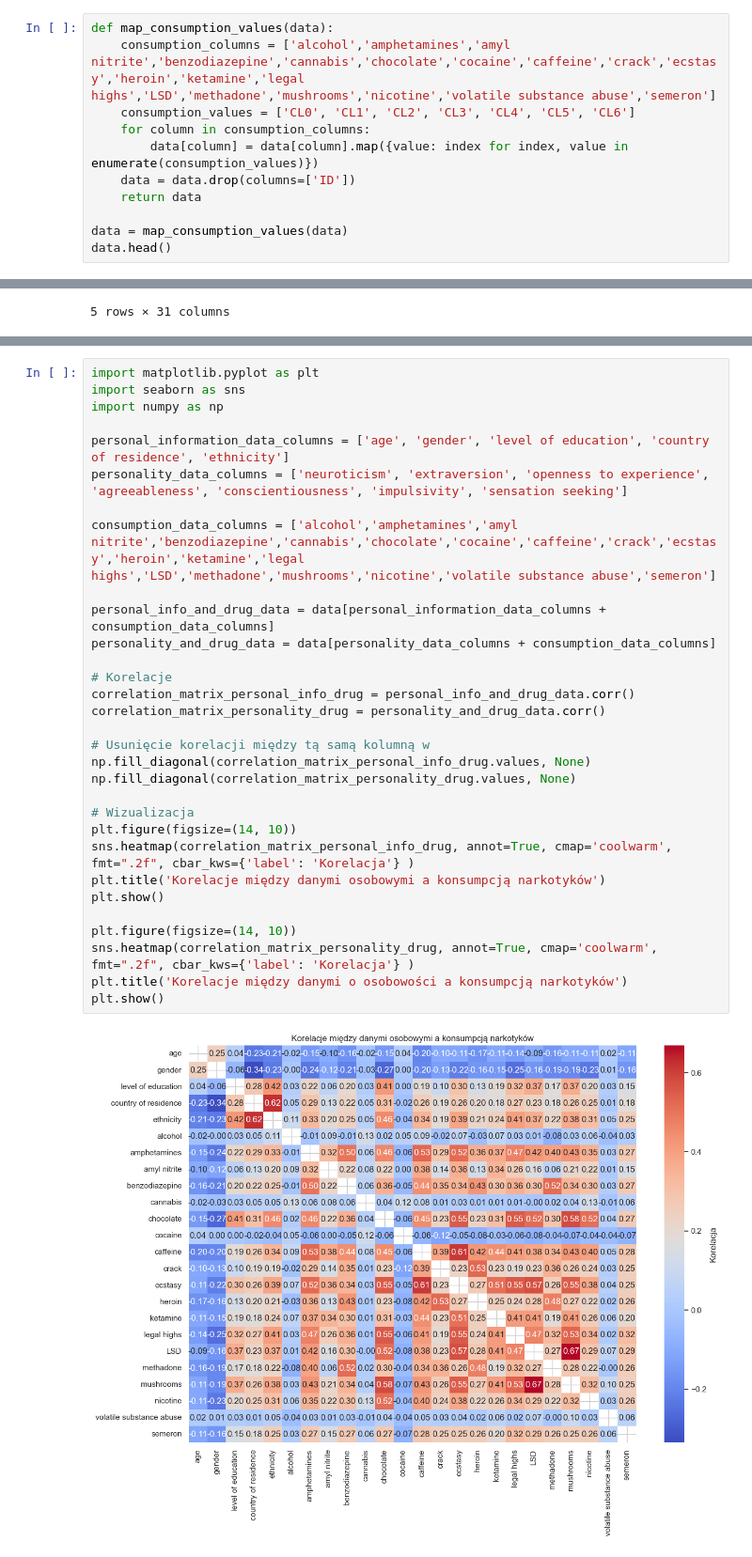
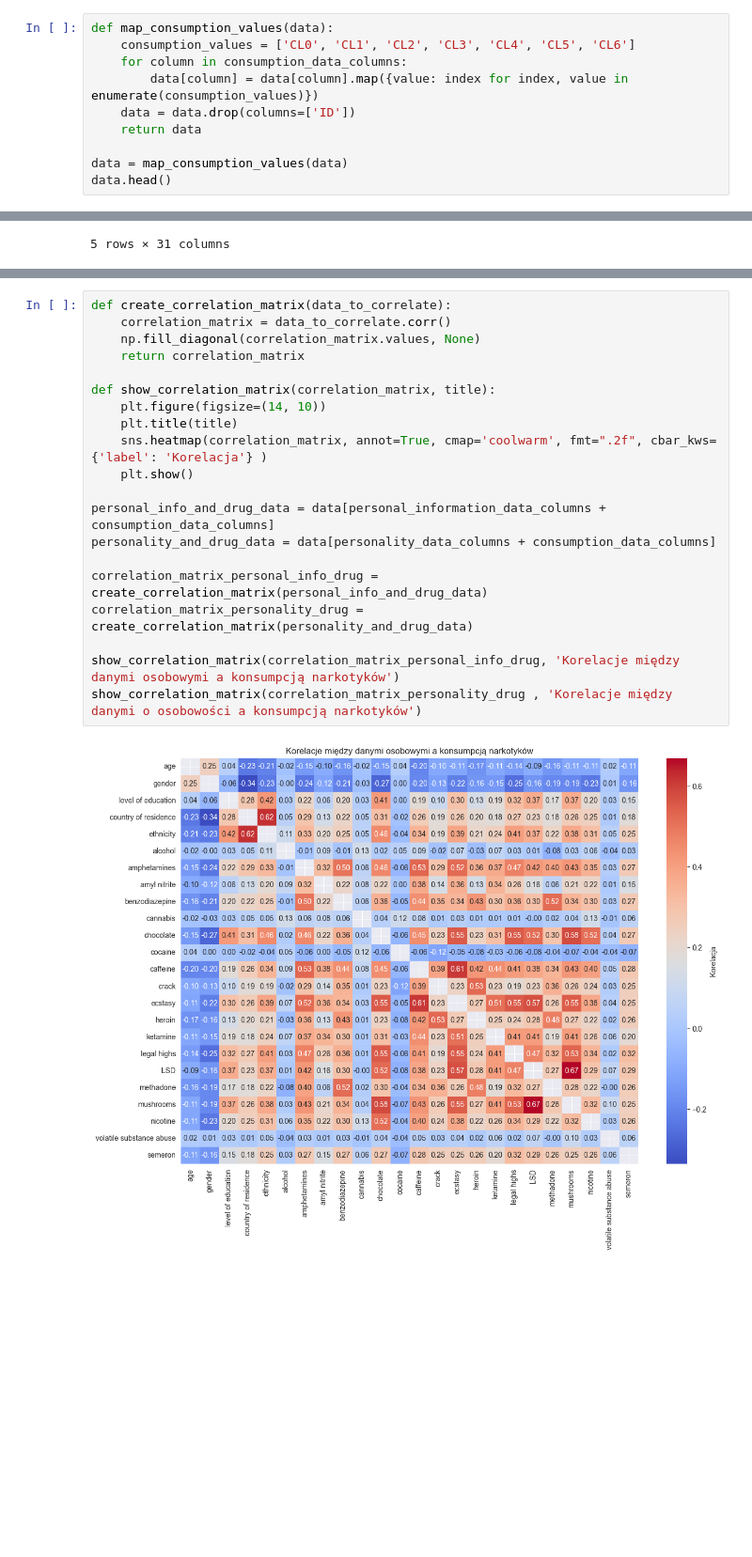
Before and after one commit to olekgolus11/DrugConsumptionAnalysis, a Jupyter notebook: drug_consumption.ipynb, the cells around one changed output, grey strips where cells are left out. Shown at 94% size. Drawn from its saved outputs; the diff is of its cells as text; blank space fills up the shorter version.

Commit message:
Add correlations

```diff
--- a/drug_consumption.ipynb
+++ b/drug_consumption.ipynb
@@ -108,9 +116,8 @@ data.head()
 Dane zawierające informacje o konsumpcji narkotyków są zapisane w formie tekstowej. Aby ułatwić analizę, zamieniamy je na wartości liczbowe. Nie potrzebujemy również kolumny 'ID', więc ją usuwamy.
 # %%
 def map_consumption_values(data):
-    consumption_columns = ['alcohol','amphetamines','amyl nitrite','benzodiazepine','cannabis','chocolate','cocaine','caffeine','crack','ecstasy','heroin','ketamine','legal highs','LSD','methadone','mushrooms','nicotine','volatile substance abuse','semeron']
     consumption_values = ['CL0', 'CL1', 'CL2', 'CL3', 'CL4', 'CL5', 'CL6']
-    for column in consumption_columns:
+    for column in consumption_data_columns:
         data[column] = data[column].map({value: index for index, value in enumerate(consumption_values)})
     data = data.drop(columns=['ID'])
     return data
@@ -131,33 +137,22 @@ Z racji takiej, że ilość informacji w danych jest bardzo duża, zaczniemy od
 # %%
-import matplotlib.pyplot as plt
-import seaborn as sns
-import numpy as np
+def create_correlation_matrix(data_to_correlate):
+    correlation_matrix = data_to_correlate.corr()
+    np.fill_diagonal(correlation_matrix.values, None)
+    return correlation_matrix
 
-personal_information_data_columns = ['age', 'gender', 'level of education', 'country of residence', 'ethnicity']
-personality_data_columns = ['neuroticism', 'extraversion', 'openness to experience', 'agreeableness', 'conscientiousness', 'impulsivity', 'sensation seeking']
-
-consumption_data_columns = ['alcohol','amphetamines','amyl nitrite','benzodiazepine','cannabis','chocolate','cocaine','caffeine','crack','ecstasy','heroin','ketamine','legal highs','LSD','methadone','mushrooms','nicotine','volatile substance abuse','semeron']
+def show_correlation_matrix(correlation_matrix, title):
+    plt.figure(figsize=(14, 10))
+    plt.title(title)
+    sns.heatmap(correlation_matrix, annot=True, cmap='coolwarm', fmt=".2f", cbar_kws={'label': 'Korelacja'} )
+    plt.show()
 
 personal_info_and_drug_data = data[personal_information_data_columns + consumption_data_columns]
 personality_and_drug_data = data[personality_data_columns + consumption_data_columns]
 
-# Korelacje
-correlation_matrix_personal_info_drug = personal_info_and_drug_data.corr()
-correlation_matrix_personality_drug = personality_and_drug_data.corr()
+correlation_matrix_personal_info_drug = create_correlation_matrix(personal_info_and_drug_data)
+correlation_matrix_personality_drug = create_correlation_matrix(personality_and_drug_data)
 
-# Usunięcie korelacji między tą samą kolumną w
-np.fill_diagonal(correlation_matrix_personal_info_drug.values, None)
-np.fill_diagonal(correlation_matrix_personality_drug.values, None)
-
-# Wizualizacja
-plt.figure(figsize=(14, 10))
-sns.heatmap(correlation_matrix_personal_info_drug, annot=True, cmap='coolwarm', fmt=".2f", cbar_kws={'label': 'Korelacja'} )
-plt.title('Korelacje między danymi osobowymi a konsumpcją narkotyków')
-plt.show()
-
-plt.figure(figsize=(14, 10))
-sns.heatmap(correlation_matrix_personality_drug, annot=True, cmap='coolwarm', fmt=".2f", cbar_kws={'label': 'Korelacja'} )
-plt.title('Korelacje między danymi o osobowości a konsumpcją narkotyków')
-plt.show()
+show_correlation_matrix(correlation_matrix_personal_info_drug, 'Korelacje między danymi osobowymi a konsumpcją narkotyków')
+show_correlation_matrix(correlation_matrix_personality_drug , 'Korelacje między danymi o osobowości a konsumpcją narkotyków')
 # %% [output]
-[figure, old version]
+[figure, new version]
```
Also changed, not shown: parts of 9 cells of this notebook.
